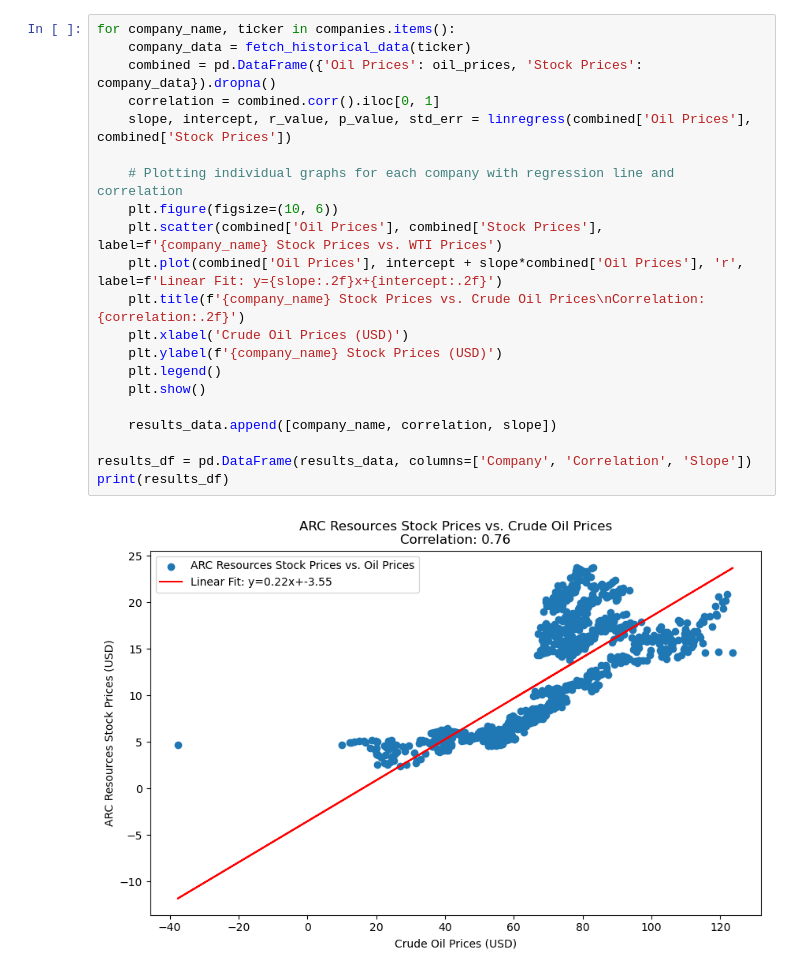
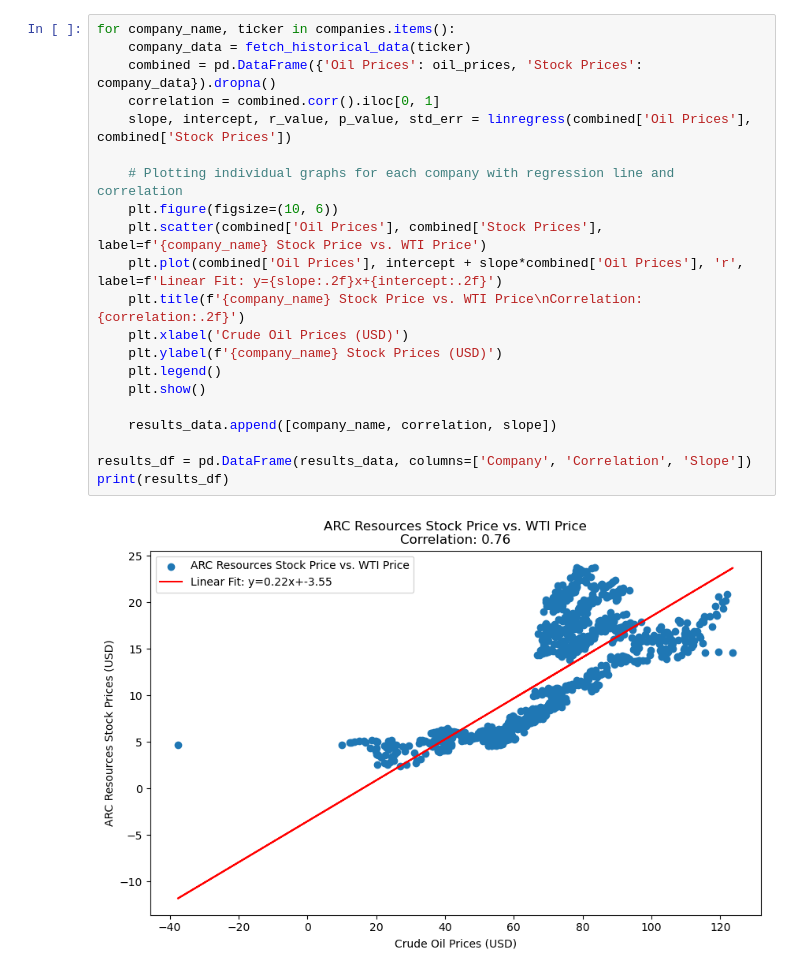
Before and after one commit to shaun-uni/oil-price-impact-analysis, a Jupyter notebook: stock_price_fluctuations.ipynb, the cells around one changed output. Cells and saved outputs as stored; diff of their text form.

```diff
--- a/stock_price_fluctuations.ipynb
+++ b/stock_price_fluctuations.ipynb
@@ -70,23 +70,23 @@ Interpretation: The slope indicates how much the stock price of a company change
 # %%
 for company_name, ticker in companies.items():
     company_data = fetch_historical_data(ticker)
     combined = pd.DataFrame({'Oil Prices': oil_prices, 'Stock Prices': company_data}).dropna()
     correlation = combined.corr().iloc[0, 1]
     slope, intercept, r_value, p_value, std_err = linregress(combined['Oil Prices'], combined['Stock Prices'])
 
     # Plotting individual graphs for each company with regression line and correlation
     plt.figure(figsize=(10, 6))
-    plt.scatter(combined['Oil Prices'], combined['Stock Prices'], label=f'{company_name} Stock Prices vs. WTI Prices')
+    plt.scatter(combined['Oil Prices'], combined['Stock Prices'], label=f'{company_name} Stock Price vs. WTI Price')
     plt.plot(combined['Oil Prices'], intercept + slope*combined['Oil Prices'], 'r', label=f'Linear Fit: y={slope:.2f}x+{intercept:.2f}')
-    plt.title(f'{company_name} Stock Prices vs. Crude Oil Prices\nCorrelation: {correlation:.2f}')
+    plt.title(f'{company_name} Stock Price vs. WTI Price\nCorrelation: {correlation:.2f}')
     plt.xlabel('Crude Oil Prices (USD)')
     plt.ylabel(f'{company_name} Stock Prices (USD)')
     plt.legend()
     plt.show()
 
     results_data.append([company_name, correlation, slope])
 
 results_df = pd.DataFrame(results_data, columns=['Company', 'Correlation', 'Slope'])
 print(results_df)
 # %% [output]
-[figure, old version]
+[figure, new version]
```
Also changed, not shown: parts of 5 cells of this notebook.
